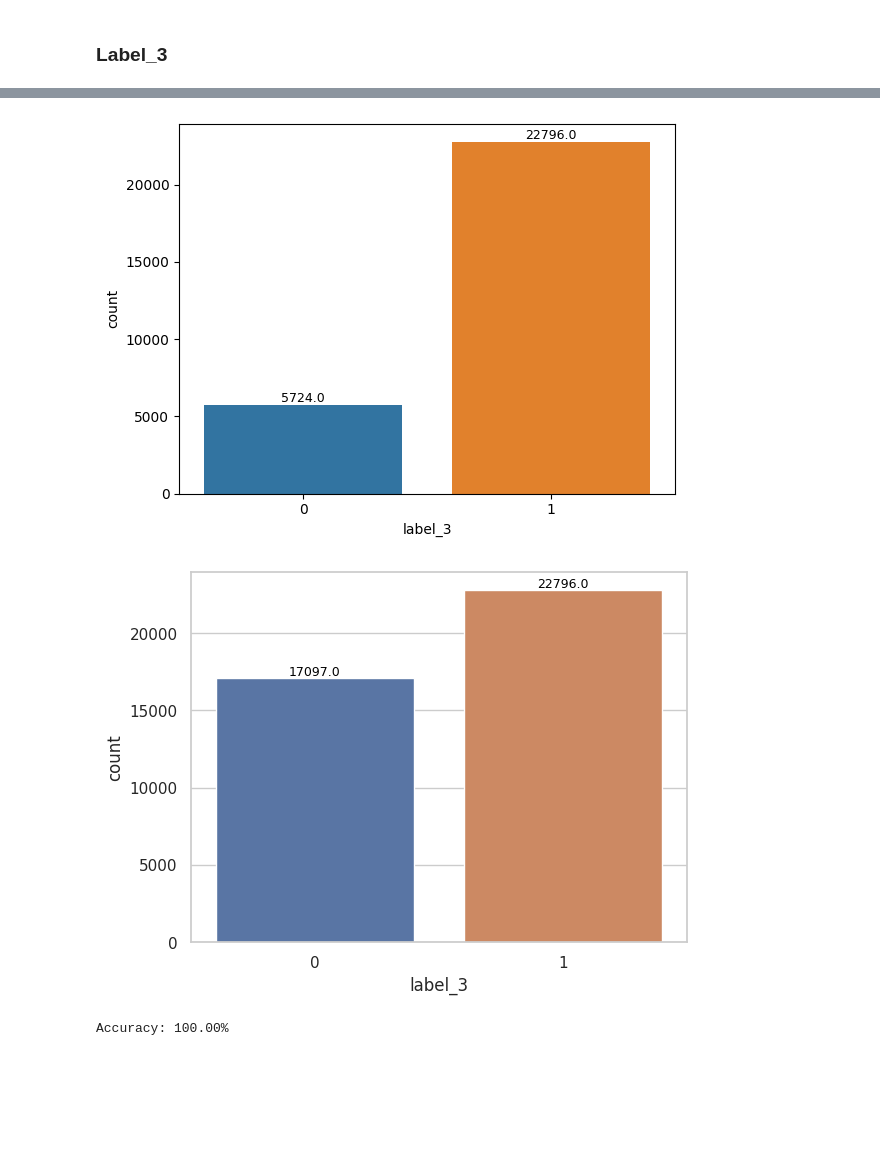
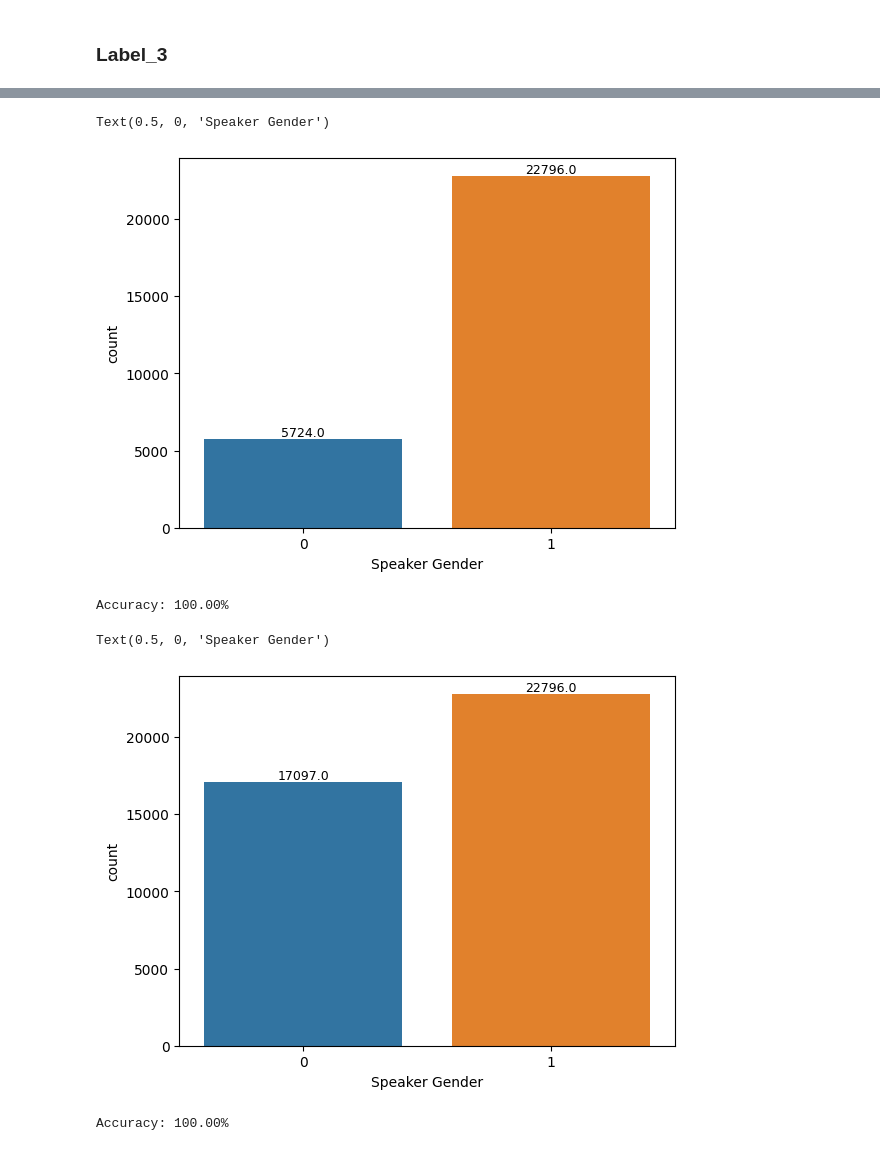
Before and after one commit to BanulaKumarage/Feature-engineering, a Jupyter notebook: Lab1_190331A.ipynb, the cells around one changed output, grey strips where cells are left out. Cells and saved outputs as stored; diff of their text form; code cells hidden in the pictures; blank space fills up the shorter version.

```diff
--- a/Lab1_190331A.ipynb
+++ b/Lab1_190331A.ipynb
@@ -240,5 +249,12 @@ X_test = label2_test.drop(['label_1', 'label_2', 'label_3', 'label_4'], axis=1)
 y_test = label2_test[['label_1', 'label_2', 'label_3', 'label_4']]
 # %%
 plt.figure(figsize=(18, 6))
-sn.histplot(data=y_train, x='label_2', bins=20, kde=False)
+ax = sn.histplot(data=y_train, x='label_2', bins=20, kde=False)
+plt.xlabel('Speaker Age')
+
+for p in ax.patches:
+    ax.annotate(str(int(p.get_height())), (p.get_x() + p.get_width() / 2., p.get_height()),
+                ha='center', va='bottom', fontsize=12)
+
+plt.show()
 # %% [output]
@@ -343,5 +406,13 @@ ax = sn.countplot(x=y_train['label_3'])
 for p in ax.patches:
     ax.annotate(f'{p.get_height()}', (p.get_x() + p.get_width() / 2., p.get_height()),
                 ha='center', va='bottom', fontsize=9, color='black')
+
+plt.xlabel('Speaker Gender')
 # %% [output]
+Text(0.5, 0, 'Speaker Gender')
-[figure, old version]
+[figure, new version]
+# %%
+accuracy = knn_classifier(X_train, y_train['label_3'], X_val, y_val['label_3'] )
+print(f"Accuracy: {accuracy * 100:.2f}%")
+# %% [output]
+Accuracy: 100.00%
@@ -351,11 +424,14 @@ X_train_resampled, y_train_resampled = ros.fit_resample(X_train, y_train['label_
 # %%
 ax = sn.countplot(x=y_train_resampled)
 
 for p in ax.patches:
     ax.annotate(f'{p.get_height()}', (p.get_x() + p.get_width() / 2., p.get_height()),
-                ha='center', va='bottom', fontsize=9, color='black')
+                ha='center', va='bottom', fontsize=9)
+
+plt.xlabel('Speaker Gender')
 # %% [output]
+Text(0.5, 0, 'Speaker Gender')
-[figure, old version]
+[figure, new version]
 # %%
 accuracy = knn_classifier(X_train_resampled, y_train_resampled, X_val, y_val['label_3'] )
 print(f"Accuracy: {accuracy * 100:.2f}%")
```
Also changed, not shown: parts of 53 cells of this notebook.
